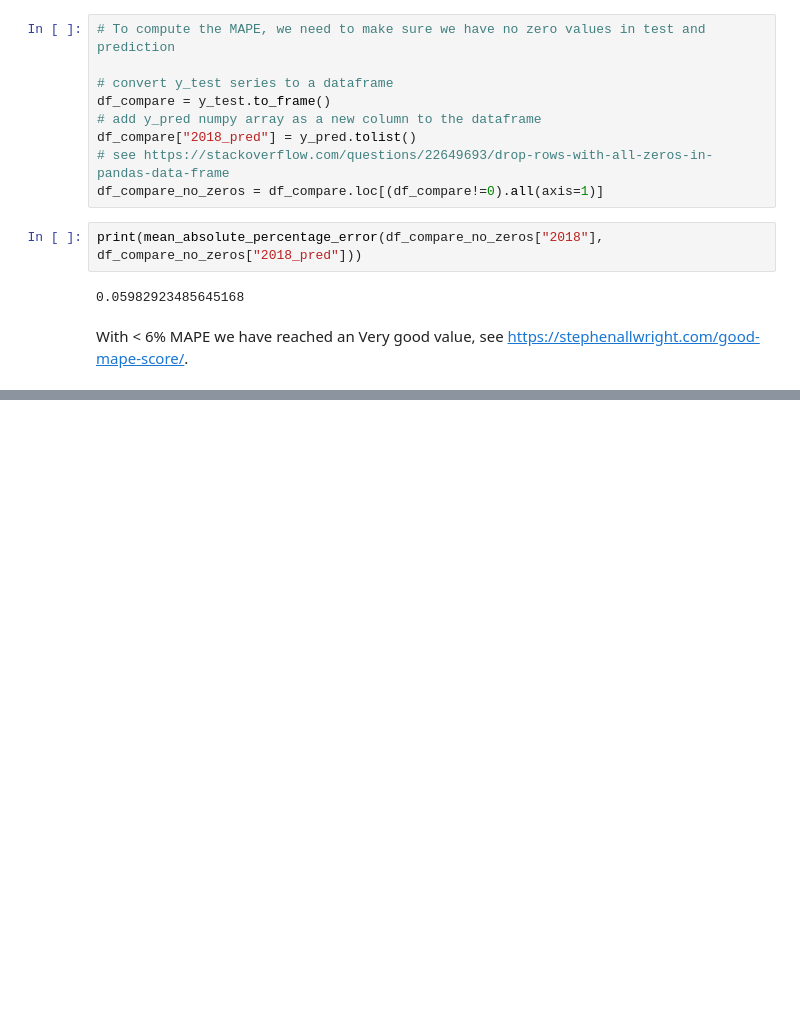
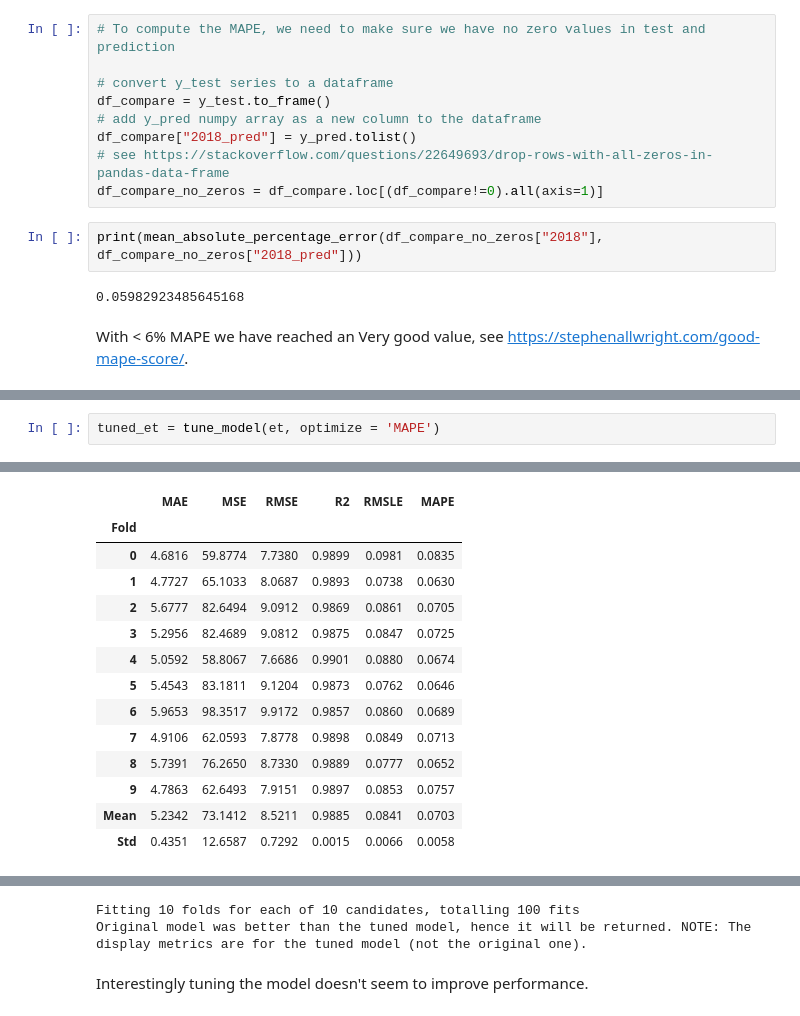
Before and after one commit to the-unbelievable-machine/shellhackathon, a Jupyter notebook: notebooks/demand_prediction_AM_v1.ipynb, the cells around one changed output, grey strips where cells are left out. Drawn from its saved outputs; the diff is of its cells as text; blank space fills up the shorter version.

```diff
--- a/notebooks/demand_prediction_AM_v1.ipynb
+++ b/notebooks/demand_prediction_AM_v1.ipynb
@@ -161,0 +229,3 @@ With < 6% MAPE we have reached an Very good value, see https://stephenallwright.
+# %%
+tuned_et = tune_model(et, optimize = 'MAPE')
+# %% [output]
@@ -161,0 +233,14 @@ With < 6% MAPE we have reached an Very good value, see https://stephenallwright.
+|  | MAE | MSE | RMSE | R2 | RMSLE | MAPE |
+| Fold |  |  |  |  |  |  |
+| 0 | 4.6816 | 59.8774 | 7.7380 | 0.9899 | 0.0981 | 0.0835 |
+| 1 | 4.7727 | 65.1033 | 8.0687 | 0.9893 | 0.0738 | 0.0630 |
+| 2 | 5.6777 | 82.6494 | 9.0912 | 0.9869 | 0.0861 | 0.0705 |
+| 3 | 5.2956 | 82.4689 | 9.0812 | 0.9875 | 0.0847 | 0.0725 |
+| 4 | 5.0592 | 58.8067 | 7.6686 | 0.9901 | 0.0880 | 0.0674 |
+| 5 | 5.4543 | 83.1811 | 9.1204 | 0.9873 | 0.0762 | 0.0646 |
+| 6 | 5.9653 | 98.3517 | 9.9172 | 0.9857 | 0.0860 | 0.0689 |
+| 7 | 4.9106 | 62.0593 | 7.8778 | 0.9898 | 0.0849 | 0.0713 |
+| 8 | 5.7391 | 76.2650 | 8.7330 | 0.9889 | 0.0777 | 0.0652 |
+| 9 | 4.7863 | 62.6493 | 7.9151 | 0.9897 | 0.0853 | 0.0757 |
+| Mean | 5.2342 | 73.1412 | 8.5211 | 0.9885 | 0.0841 | 0.0703 |
+| Std | 0.4351 | 12.6587 | 0.7292 | 0.0015 | 0.0066 | 0.0058 |
@@ -161,0 +248,4 @@ With < 6% MAPE we have reached an Very good value, see https://stephenallwright.
+Fitting 10 folds for each of 10 candidates, totalling 100 fits
+Original model was better than the tuned model, hence it will be returned. NOTE: The display metrics are for the tuned model (not the original one).
+# %% [markdown]
+Interestingly tuning the model doesn't seem to improve performance.
```
Also changed, not shown: parts of 11 cells of this notebook, 2 other files.
